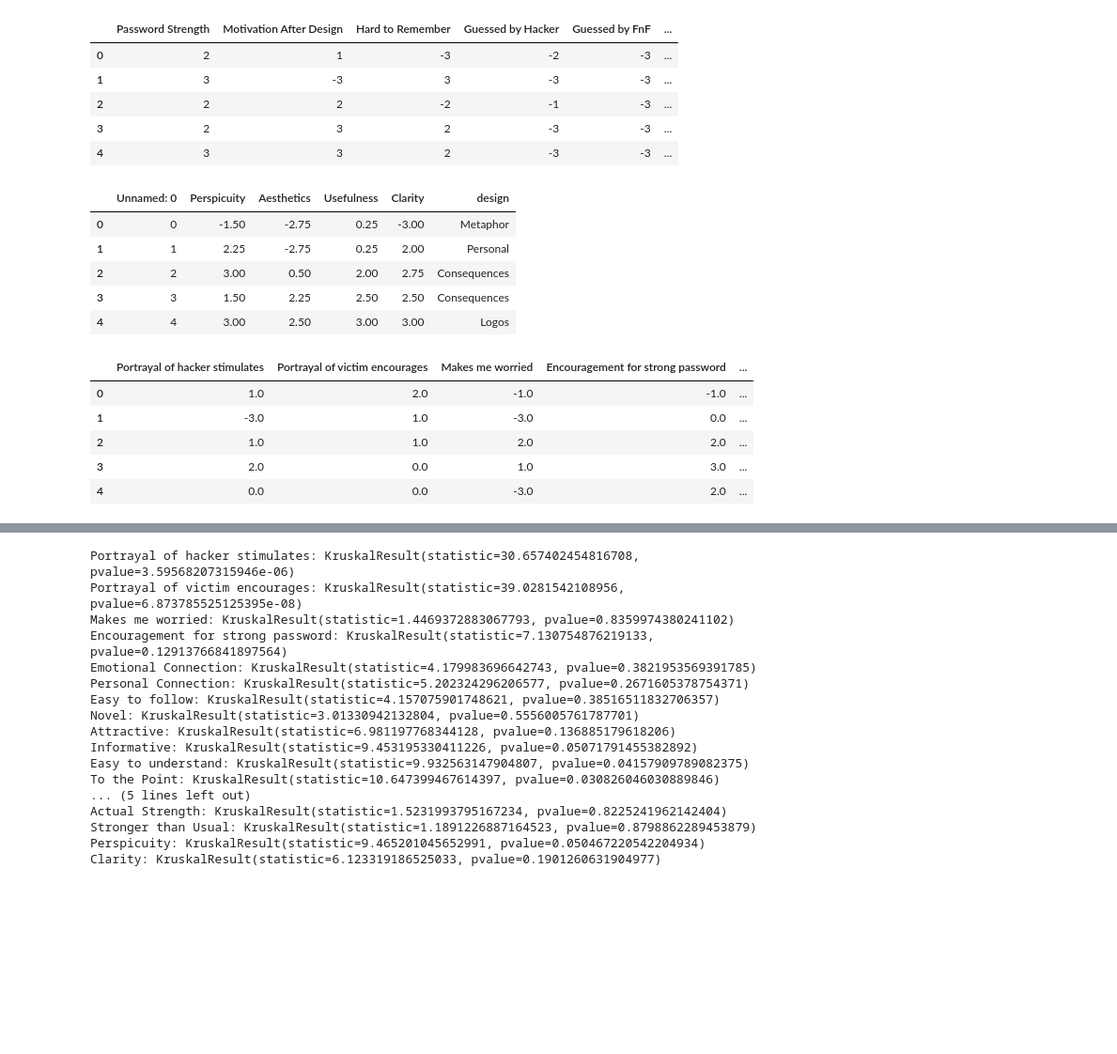
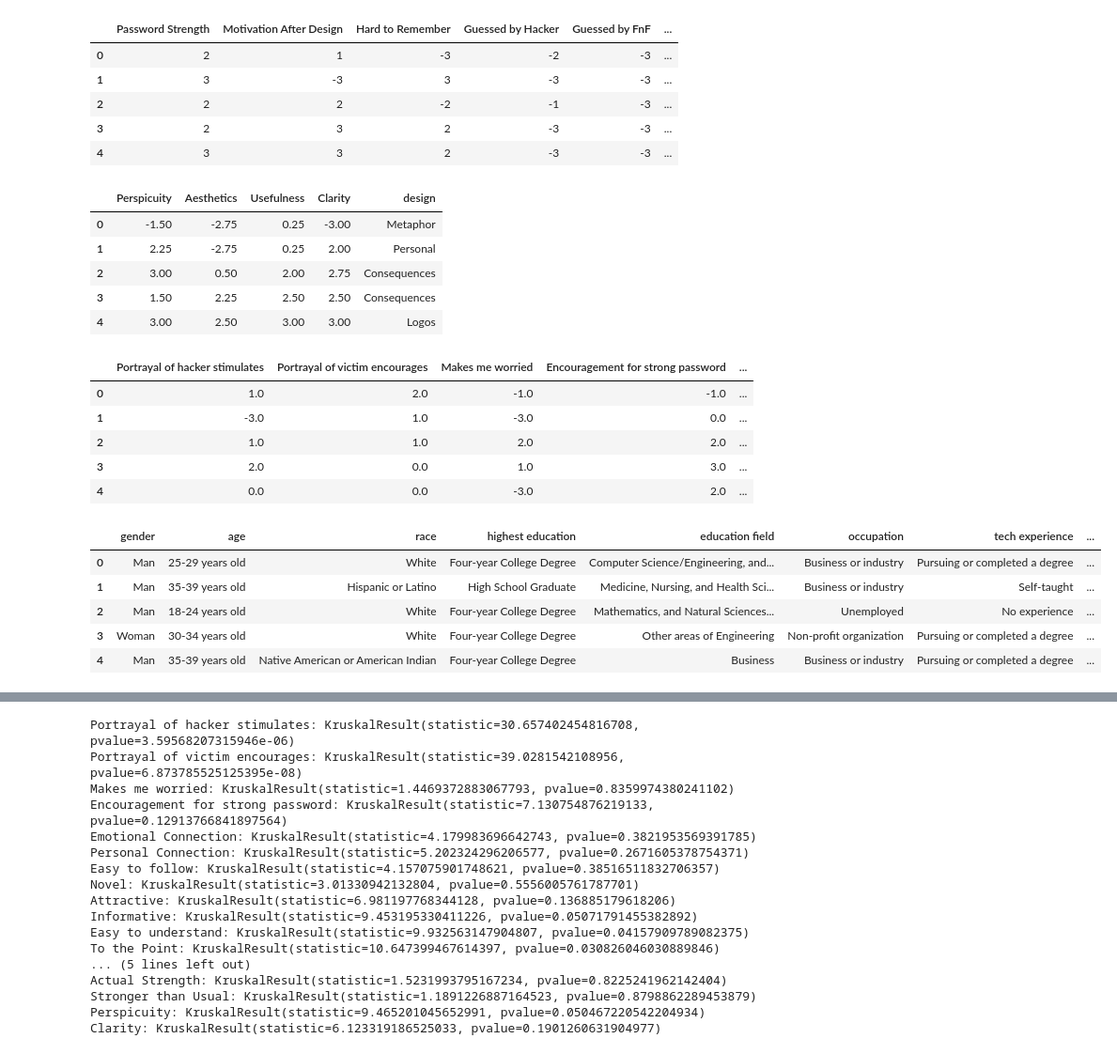
Before and after one commit to rizupaudel/designStudy, a Jupyter notebook: priming/analysis/cross.ipynb, the cells around one changed output, grey strips where cells are left out. Shown at 94% size. Cells and saved outputs as stored; diff of their text form; code cells hidden in the pictures; blank space fills up the shorter version.

```diff
--- a/priming/analysis/cross.ipynb
+++ b/priming/analysis/cross.ipynb
@@ -9,31 +9,40 @@ import numpy as np
 import seaborn as sns
 import json
 # %%
+# loading data from csvs
 password = pd.read_csv('data/csvs/password.csv')
 quest = pd.read_csv('data/csvs/quest.csv')
 csquestquant = pd.read_csv('data/csvs/csquestquant.csv')
+demo = pd.read_csv('data/csvs/demo.csv')
+
+display(password.head())
+display(quest.head())
+display(csquestquant.head())
+display(demo.head())
+# %% [output]
+|  | Password Strength | Motivation After Design | Hard to Remember | Guessed by Hacker | Guessed by FnF | ... |
+| 0 | 2 | 1 | -3 | -2 | -3 | ... |
+| 1 | 3 | -3 | 3 | -3 | -3 | ... |
+| 2 | 2 | 2 | -2 | -1 | -3 | ... |
+| 3 | 2 | 3 | 2 | -3 | -3 | ... |
+| 4 | 3 | 3 | 2 | -3 | -3 | ... |
+|  | Perspicuity | Aesthetics | Usefulness | Clarity | design |
+| 0 | -1.50 | -2.75 | 0.25 | -3.00 | Metaphor |
+| 1 | 2.25 | -2.75 | 0.25 | 2.00 | Personal |
+| 2 | 3.00 | 0.50 | 2.00 | 2.75 | Consequences |
+| 3 | 1.50 | 2.25 | 2.50 | 2.50 | Consequences |
+| 4 | 3.00 | 2.50 | 3.00 | 3.00 | Logos |
+|  | Portrayal of hacker stimulates | Portrayal of victim encourages | Makes me worried | Encouragement for strong password | ... |
+| 0 | 1.0 | 2.0 | -1.0 | -1.0 | ... |
+| 1 | -3.0 | 1.0 | -3.0 | 0.0 | ... |
+| 2 | 1.0 | 1.0 | 2.0 | 2.0 | ... |
+| 3 | 2.0 | 0.0 | 1.0 | 3.0 | ... |
+| 4 | 0.0 | 0.0 | -3.0 | 2.0 | ... |
+|  | gender | age | race | highest education | education field | occupation | tech experience | ... |
+| 0 | Man | 25-29 years old | White | Four-year College Degree | Computer Science/Engineering, and... | Business or industry | Pursuing or completed a degree | ... |
+| 1 | Man | 35-39 years old | Hispanic or Latino | High School Graduate | Medicine, Nursing, and Health Sci... | Business or industry | Self-taught | ... |
+| 2 | Man | 18-24 years old | White | Four-year College Degree | Mathematics, and Natural Sciences... | Unemployed | No experience | ... |
+| 3 | Woman | 30-34 years old | White | Four-year College Degree | Other areas of Engineering | Non-profit organization | Pursuing or completed a degree | ... |
+| 4 | Man | 35-39 years old | Native American or American Indian | Four-year College Degree | Business | Business or industry | Pursuing or completed a degree | ... |
-# %%
-display(password.head())
-display(quest.head())
-display(csquestquant.head())
-# %% [output]
-|  | Password Strength | Motivation After Design | Hard to Remember | Guessed by Hacker | Guessed by FnF | ... |
-| 0 | 2 | 1 | -3 | -2 | -3 | ... |
-| 1 | 3 | -3 | 3 | -3 | -3 | ... |
-| 2 | 2 | 2 | -2 | -1 | -3 | ... |
-| 3 | 2 | 3 | 2 | -3 | -3 | ... |
-| 4 | 3 | 3 | 2 | -3 | -3 | ... |
-|  | Unnamed: 0 | Perspicuity | Aesthetics | Usefulness | Clarity | design |
-| 0 | 0 | -1.50 | -2.75 | 0.25 | -3.00 | Metaphor |
-| 1 | 1 | 2.25 | -2.75 | 0.25 | 2.00 | Personal |
-| 2 | 2 | 3.00 | 0.50 | 2.00 | 2.75 | Consequences |
-| 3 | 3 | 1.50 | 2.25 | 2.50 | 2.50 | Consequences |
-| 4 | 4 | 3.00 | 2.50 | 3.00 | 3.00 | Logos |
-|  | Portrayal of hacker stimulates | Portrayal of victim encourages | Makes me worried | Encouragement for strong password | ... |
-| 0 | 1.0 | 2.0 | -1.0 | -1.0 | ... |
-| 1 | -3.0 | 1.0 | -3.0 | 0.0 | ... |
-| 2 | 1.0 | 1.0 | 2.0 | 2.0 | ... |
-| 3 | 2.0 | 0.0 | 1.0 | 3.0 | ... |
-| 4 | 0.0 | 0.0 | -3.0 | 2.0 | ... |
 # %%
 csquest_pass = csquestquant.join(password['Motivation After Design']).join(password['Actual Strength']).join(password['Stronger than Usual']).join(quest['Perspicuity']).join(quest['Clarity'])
```
Also changed, not shown: parts of 7 cells of this notebook, 4 other files.
